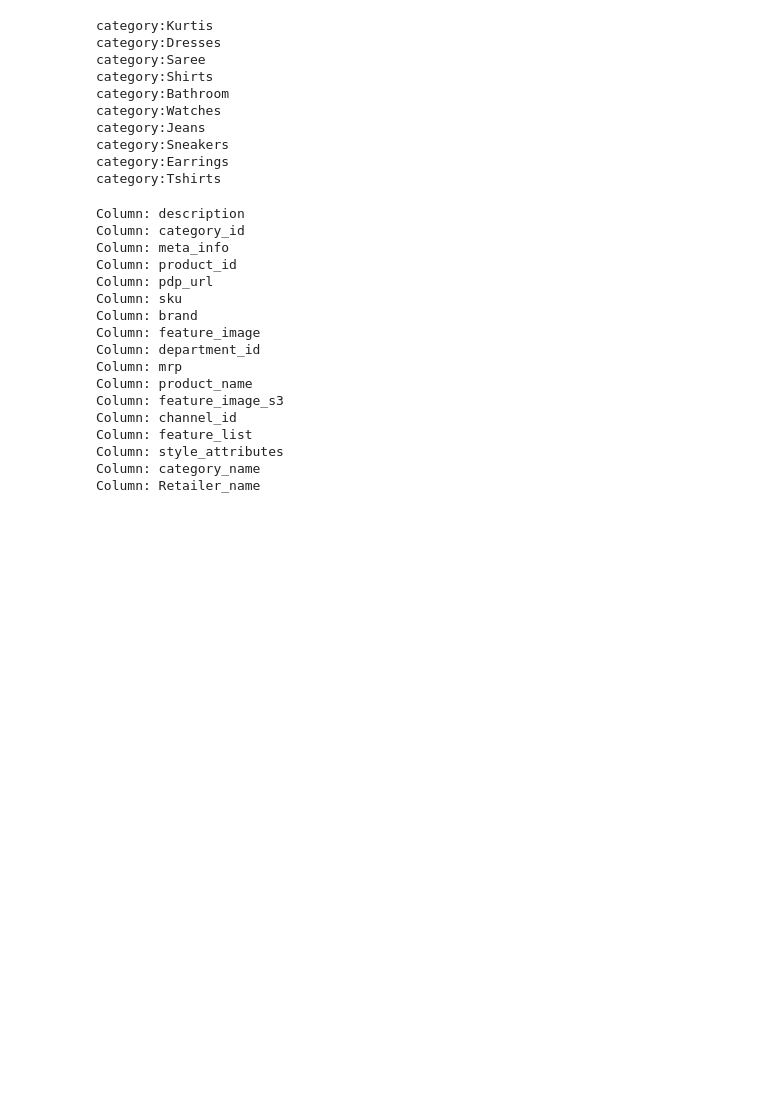
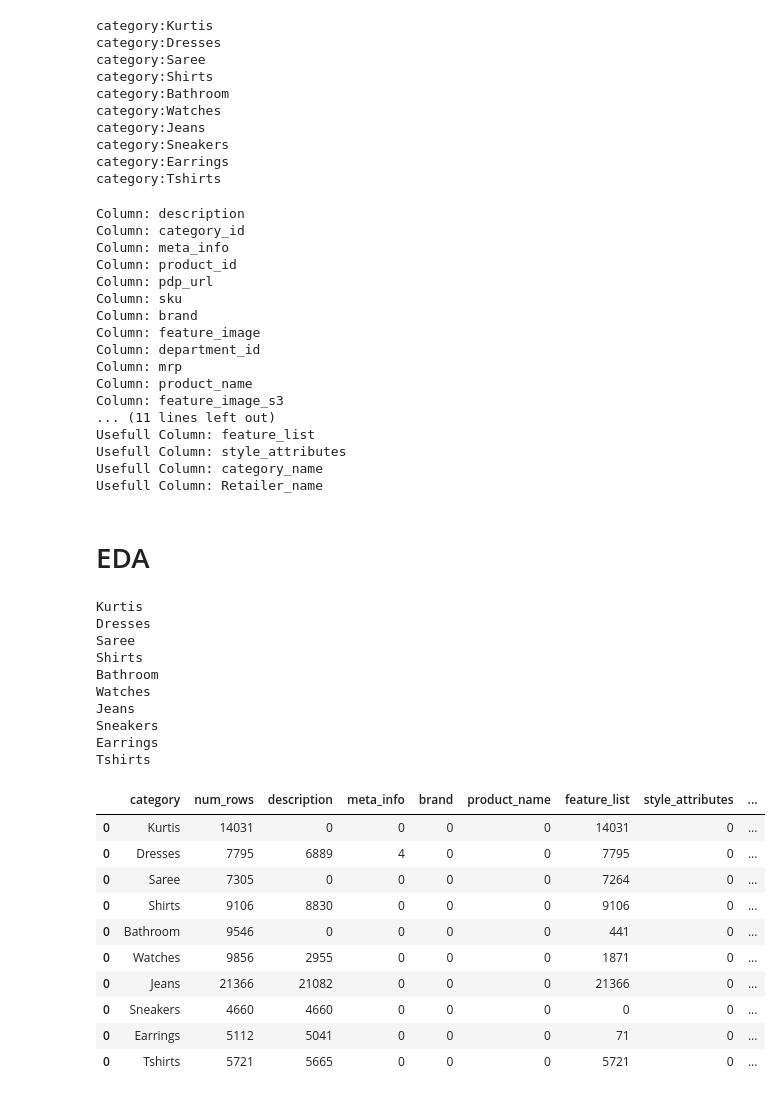
Before and after one commit to ImJericho/stylumia-nxt, a Jupyter notebook: data_processing.ipynb, the cells around one changed output. Saved outputs shown, nothing was run; the diff lists cells and outputs as text; code cells hidden in the pictures; blank space fills up the shorter version.

```diff
--- a/data_processing.ipynb
+++ b/data_processing.ipynb
@@ -10,6 +11,8 @@ data = {}
 
 for filename in os.listdir(data_directory):
     if os.path.isdir(os.path.join(data_directory, filename)):
+        continue
+    if not filename.endswith('.csv'):
         continue
     cat = filename.split()[0]
     print(f'category:{cat}')
@@ -34,10 +37,13 @@ category:Earrings
 category:Tshirts
 # %%
 data_coloumns = data[categories[0]].columns
-usefull_columns = ['description', 'meta_info', 'brand', 'mrp', 'product_name','feature_list', 'style_attributes', 'category_name', 'Retailer_name']
+usefull_columns = ['description', 'meta_info', 'brand', 'product_name','feature_list', 'style_attributes', 'category_name', 'Retailer_name']
 
 for c in data_coloumns:
     print(f"Column: {c}")
+print("\n")
+for c in usefull_columns:
+    print(f"Usefull Column: {c}")
 # %% [output]
 Column: description
 Column: category_id
@@ -51,8 +57,58 @@ Column: department_id
 Column: mrp
 Column: product_name
 Column: feature_image_s3
-Column: channel_id
-Column: feature_list
-Column: style_attributes
-Column: category_name
-Column: Retailer_name
+... (11 lines left out)
+Usefull Column: feature_list
+Usefull Column: style_attributes
+Usefull Column: category_name
+Usefull Column: Retailer_name
+# %% [markdown]
+# EDA
+# %%
+#append category in front in usefull_comumns
+temp_columns = usefull_columns
+temp_columns.insert(0, 'num_rows')
+temp_columns.insert(0, 'category')
+
+df = pd.DataFrame(columns=temp_columns)
+
+for cat in categories:
+    num_rows = len(data[cat])
+    print(cat)
+    temp_dict = {
+        'category': cat,
+        'num_rows': num_rows,
+        'description': len(data[cat][data[cat]['description'].isnull()]),
+        'meta_info': len(data[cat][data[cat]['meta_info'].isnull()]),
+        'brand': len(data[cat][data[cat]['brand'].isnull()]),
+        'product_name': len(data[cat][data[cat]['product_name'].isnull()]),
+        'feature_list': len(data[cat][data[cat]['feature_list'] == '[]']) + len(data[cat][data[cat]['feature_list'].isnull()]),
+        'style_attributes': len(data[cat][data[cat]['style_attributes'] == '[]']) + len(data[cat][data[cat]['style_attributes'].isnull()]),
+        'category_name': len(data[cat][data[cat]['category_name'].isnull()]),
+        'Retailer_name': len(data[cat][data[cat]['Retailer_name'].isnull()])
+    }
+    df = pd.concat([df, pd.DataFrame([temp_dict])])
+
+df
+# %% [output]
+Kurtis
+Dresses
+Saree
+Shirts
+Bathroom
+Watches
+Jeans
+Sneakers
+Earrings
+Tshirts
+|  | category | num_rows | description | meta_info | brand | product_name | feature_list | style_attributes | ... |
+| 0 | Kurtis | 14031 | 0 | 0 | 0 | 0 | 14031 | 0 | ... |
+| 0 | Dresses | 7795 | 6889 | 4 | 0 | 0 | 7795 | 0 | ... |
+| 0 | Saree | 7305 | 0 | 0 | 0 | 0 | 7264 | 0 | ... |
+| 0 | Shirts | 9106 | 8830 | 0 | 0 | 0 | 9106 | 0 | ... |
+| 0 | Bathroom | 9546 | 0 | 0 | 0 | 0 | 441 | 0 | ... |
+| 0 | Watches | 9856 | 2955 | 0 | 0 | 0 | 1871 | 0 | ... |
+| 0 | Jeans | 21366 | 21082 | 0 | 0 | 0 | 21366 | 0 | ... |
+| 0 | Sneakers | 4660 | 4660 | 0 | 0 | 0 | 0 | 0 | ... |
+| 0 | Earrings | 5112 | 5041 | 0 | 0 | 0 | 71 | 0 | ... |
+| 0 | Tshirts | 5721 | 5665 | 0 | 0 | 0 | 5721 | 0 | ... |
```
Also changed, not shown: parts of 9 cells of this notebook.
